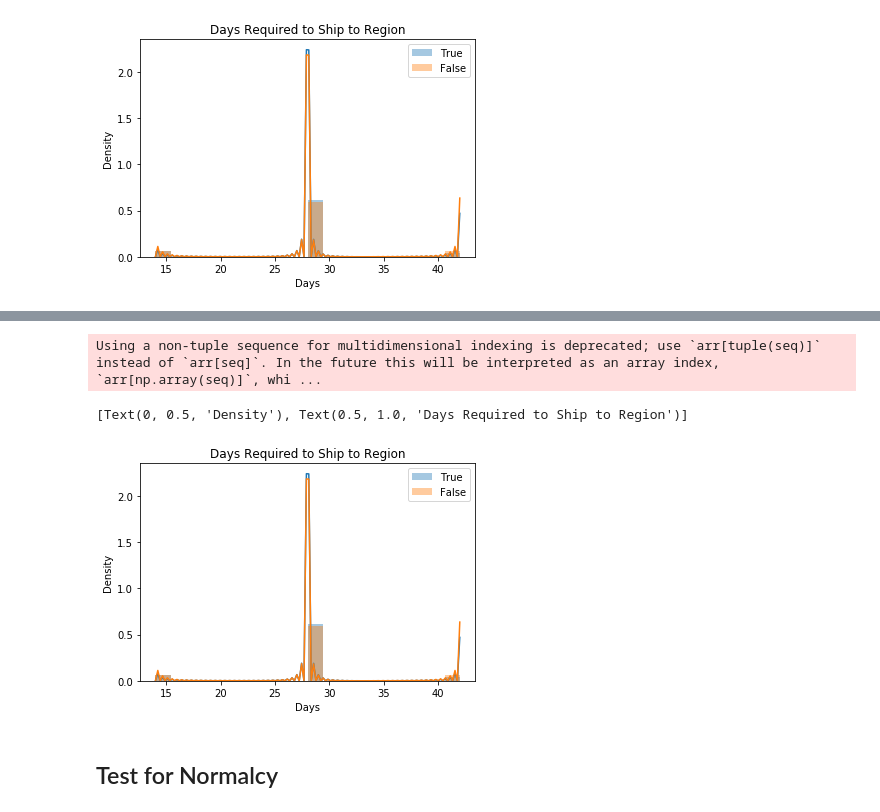
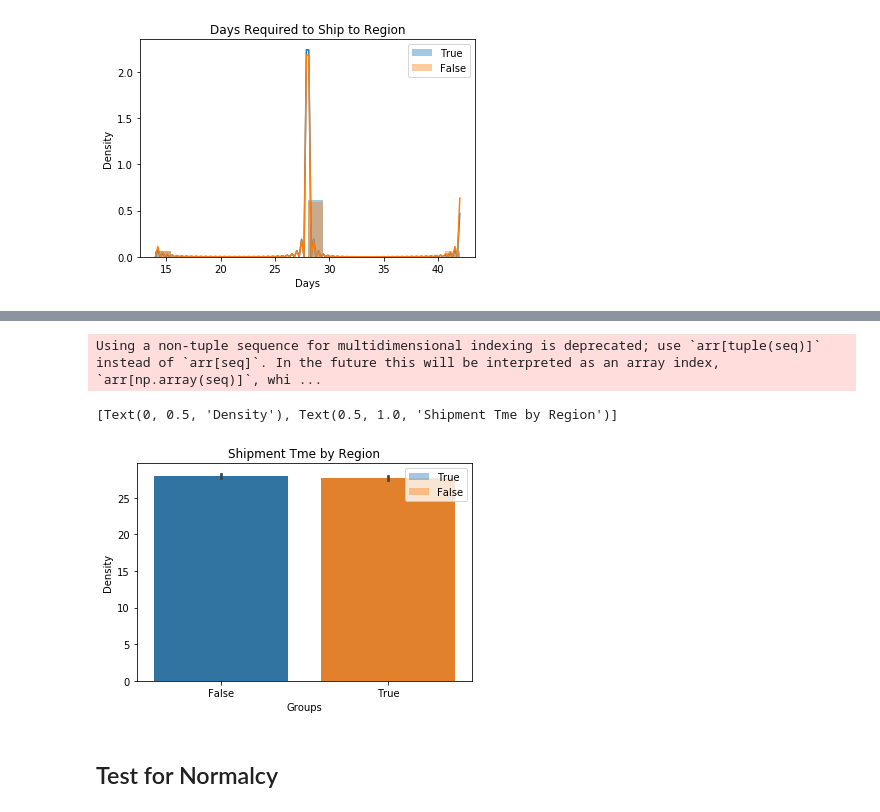
Before and after one commit to jdsmithwes/hypothesis_testing_workflow_python, a Jupyter notebook: student.ipynb, the cells around one changed output, grey strips where cells are left out. Cells and saved outputs as stored; diff of their text form; code cells hidden in the pictures.

```diff
--- a/student.ipynb
+++ b/student.ipynb
@@ -344,13 +353,14 @@ Length: 428, dtype: bool outliers present in False using Z-Score
 # %%
 for k,v in groups.items():
     sns.distplot(v,label = k)
+sns.barplot(data=df, x='Groups', y='Days',ci=68)
 ax = plt.gca()
 ax.legend()
-ax.set(title = 'Days Required to Ship to Region',ylabel='Density')
+ax.set(title = 'Shipment Tme by Region',ylabel='Density')
 # %% [output]
 Using a non-tuple sequence for multidimensional indexing is deprecated; use `arr[tuple(seq)]` instead of `arr[seq]`. In the future this will be interpreted as an array index, `arr[np.array(seq)]`, whi ...
-[Text(0, 0.5, 'Density'), Text(0.5, 1.0, 'Days Required to Ship to Region')]
+[Text(0, 0.5, 'Density'), Text(0.5, 1.0, 'Shipment Tme by Region')]
-[figure, old version]
+[figure, new version]
 # %% [markdown]
 ## Test for Normalcy
 # %%
```
Also changed, not shown: parts of 17 cells of this notebook.
